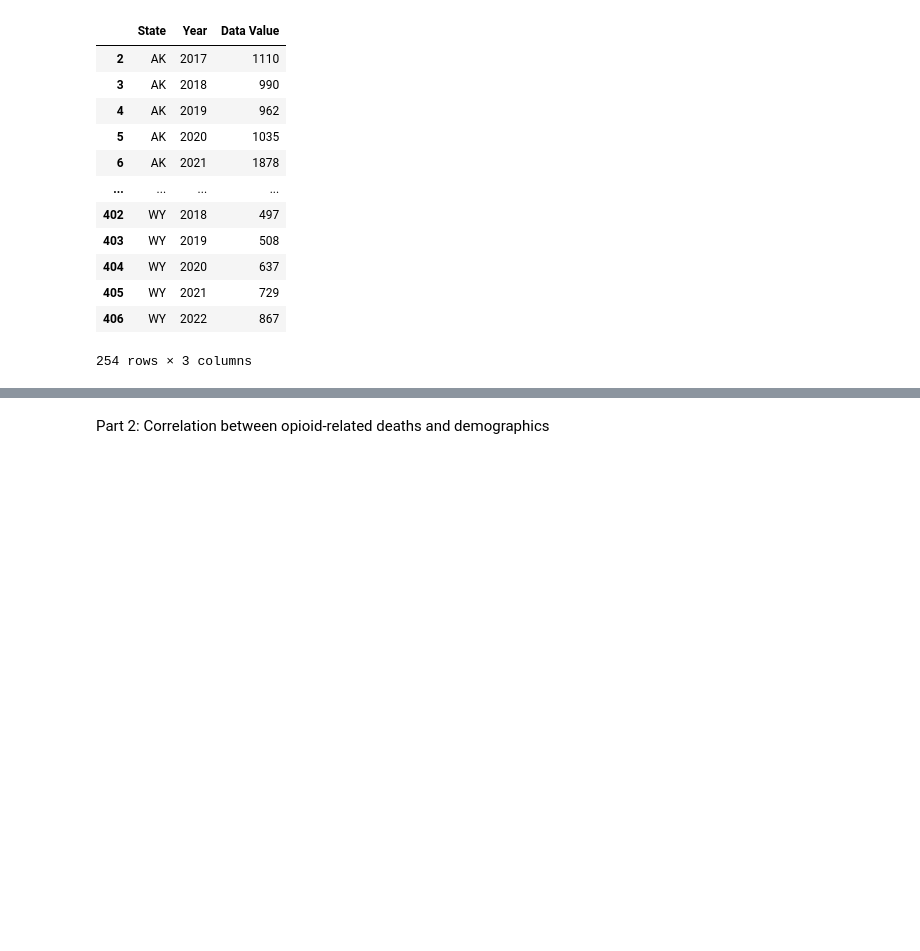
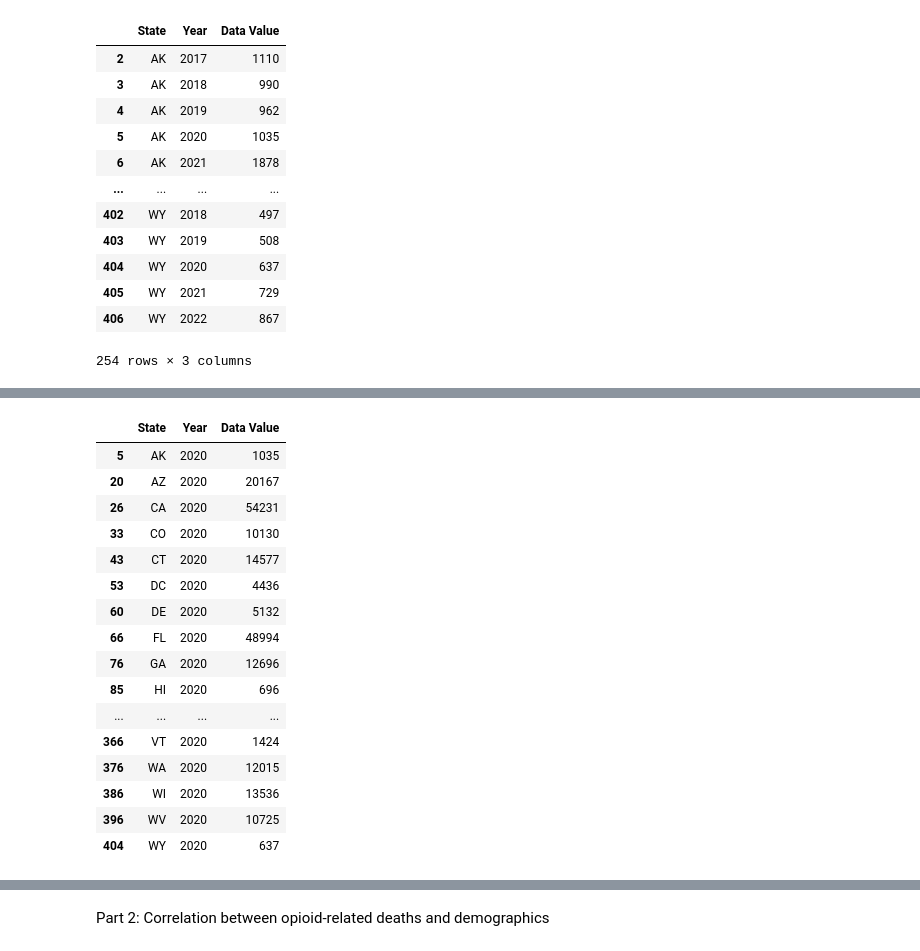
Before and after one commit to kikichan1/Project-1, a Jupyter notebook: masterfile.ipynb, the cells around one changed output, grey strips where cells are left out. Drawn from its saved outputs; the diff is of its cells as text; code cells hidden in the pictures; blank space fills up the shorter version.

```diff
--- a/masterfile.ipynb
+++ b/masterfile.ipynb
@@ -327,2 +327,27 @@ plt.show()
 # %%
 # Create a dataframe showing opioid-related deaths occurred in all states in 2020
+filtered_data = grouped_data_df[(grouped_data_df['Year'] == 2020)]
+
+# Create a new DataFrame from the grouped data
+filtered_data_df = pd.DataFrame(filtered_data)
+
+# Display the shape of the filtered DataFrame
+filtered_data
+# %% [output]
+|  | State | Year | Data Value |
+| 5 | AK | 2020 | 1035 |
+| 20 | AZ | 2020 | 20167 |
+| 26 | CA | 2020 | 54231 |
+| 33 | CO | 2020 | 10130 |
+| 43 | CT | 2020 | 14577 |
+| 53 | DC | 2020 | 4436 |
+| 60 | DE | 2020 | 5132 |
+| 66 | FL | 2020 | 48994 |
+| 76 | GA | 2020 | 12696 |
+| 85 | HI | 2020 | 696 |
+| ... | ... | ... | ... |
+| 366 | VT | 2020 | 1424 |
+| 376 | WA | 2020 | 12015 |
+| 386 | WI | 2020 | 13536 |
+| 396 | WV | 2020 | 10725 |
+| 404 | WY | 2020 | 637 |
```
Also changed, not shown: parts of 6 cells of this notebook.
